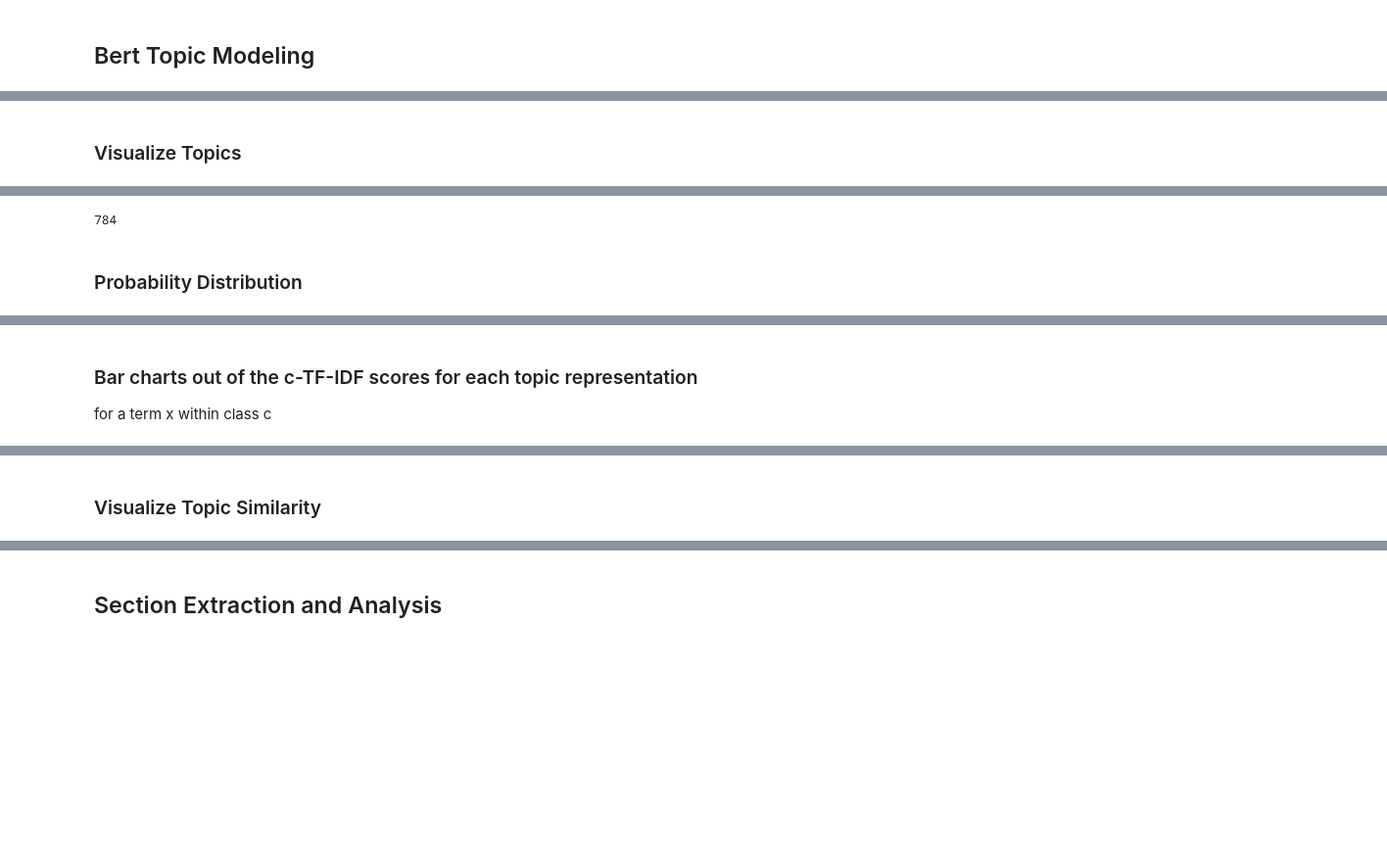
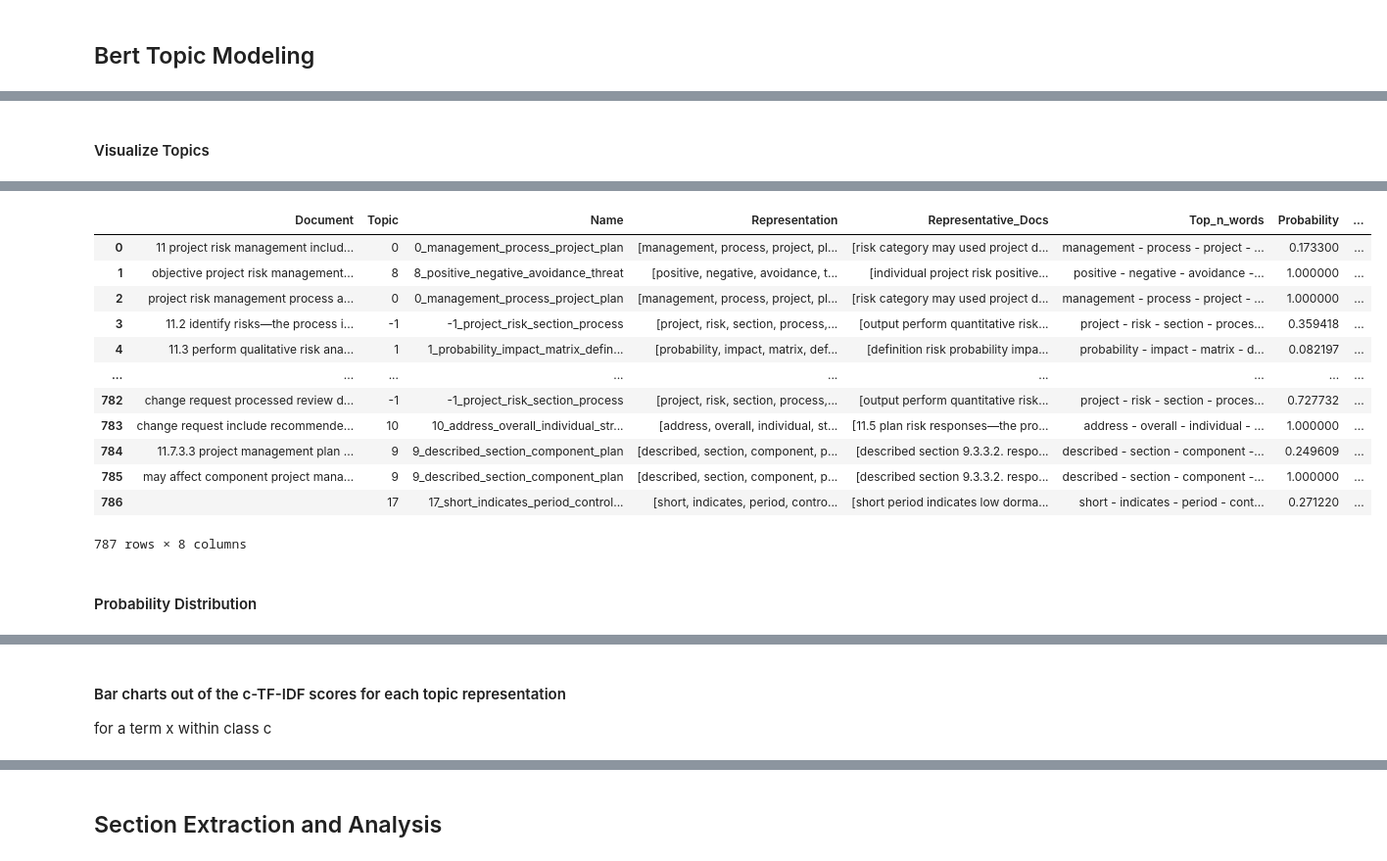
Before and after one commit to oussamaJMAA/PRM-Conceptual-Graphs-Recommendations, a Jupyter notebook: src/Data Preparation.ipynb, the cells around one changed output, grey strips where cells are left out. Shown at 98% size. Drawn from its saved outputs; the diff is of its cells as text; code cells hidden in the pictures; blank space fills up the shorter version.

```diff
--- a/src/Data Preparation.ipynb
+++ b/src/Data Preparation.ipynb
@@ -595,13 +500,25 @@ topic_model_pmbok.get_topic(1)
 # %% [markdown]
-### Visualize Topics
+#### Visualize Topics
 # %%
 topic_model_pmbok.visualize_topics()
 # %% [output]
 [interactive output not drawn]
-# %%
-len(probs_pmbok)
-# %% [output]
-784
+# %%
+topic_model_pmbok.get_document_info(unique_sentences_pmbok)
+# %% [output]
+|  | Document | Topic | Name | Representation | Representative_Docs | Top_n_words | Probability | ... |
+| 0 | 11 project risk management includ... | 0 | 0_management_process_project_plan | [management, process, project, pl... | [risk category may used project d... | management - process - project - ... | 0.173300 | ... |
+| 1 | objective project risk management... | 8 | 8_positive_negative_avoidance_threat | [positive, negative, avoidance, t... | [individual project risk positive... | positive - negative - avoidance -... | 1.000000 | ... |
+| 2 | project risk management process a... | 0 | 0_management_process_project_plan | [management, process, project, pl... | [risk category may used project d... | management - process - project - ... | 1.000000 | ... |
+| 3 | 11.2 identify risks—the process i... | -1 | -1_project_risk_section_process | [project, risk, section, process,... | [output perform quantitative risk... | project - risk - section - proces... | 0.359418 | ... |
+| 4 | 11.3 perform qualitative risk ana... | 1 | 1_probability_impact_matrix_defin... | [probability, impact, matrix, def... | [definition risk probability impa... | probability - impact - matrix - d... | 0.082197 | ... |
+| ... | ... | ... | ... | ... | ... | ... | ... | ... |
+| 782 | change request processed review d... | -1 | -1_project_risk_section_process | [project, risk, section, process,... | [output perform quantitative risk... | project - risk - section - proces... | 0.727732 | ... |
+| 783 | change request include recommende... | 10 | 10_address_overall_individual_str... | [address, overall, individual, st... | [11.5 plan risk responses—the pro... | address - overall - individual - ... | 1.000000 | ... |
+| 784 | 11.7.3.3 project management plan ... | 9 | 9_described_section_component_plan | [described, section, component, p... | [described section 9.3.3.2. respo... | described - section - component -... | 0.249609 | ... |
+| 785 | may affect component project mana... | 9 | 9_described_section_component_plan | [described, section, component, p... | [described section 9.3.3.2. respo... | described - section - component -... | 1.000000 | ... |
+| 786 |  | 17 | 17_short_indicates_period_control... | [short, indicates, period, contro... | [short period indicates low dorma... | short - indicates - period - cont... | 0.271220 | ... |
+787 rows × 8 columns
 # %% [markdown]
-### Probability Distribution
+#### Probability Distribution
 # %%
@@ -609,6 +526,6 @@ topic_model_pmbok.visualize_distribution(probs_pmbok[100], min_probability=0.02)
 # %% [output]
 [interactive output not drawn]
 # %% [markdown]
-### Bar charts out of the c-TF-IDF scores for each topic representation
+#### Bar charts out of the c-TF-IDF scores for each topic representation
 for a term x within class c
 # %%
@@ -616,4 +533,2 @@ topic_model_pmbok.visualize_barchart(top_n_topics=5)
 # %% [output]
 [interactive output not drawn]
-# %% [markdown]
-### Visualize Topic Similarity
```
Also changed, not shown: parts of 35 cells of this notebook.
